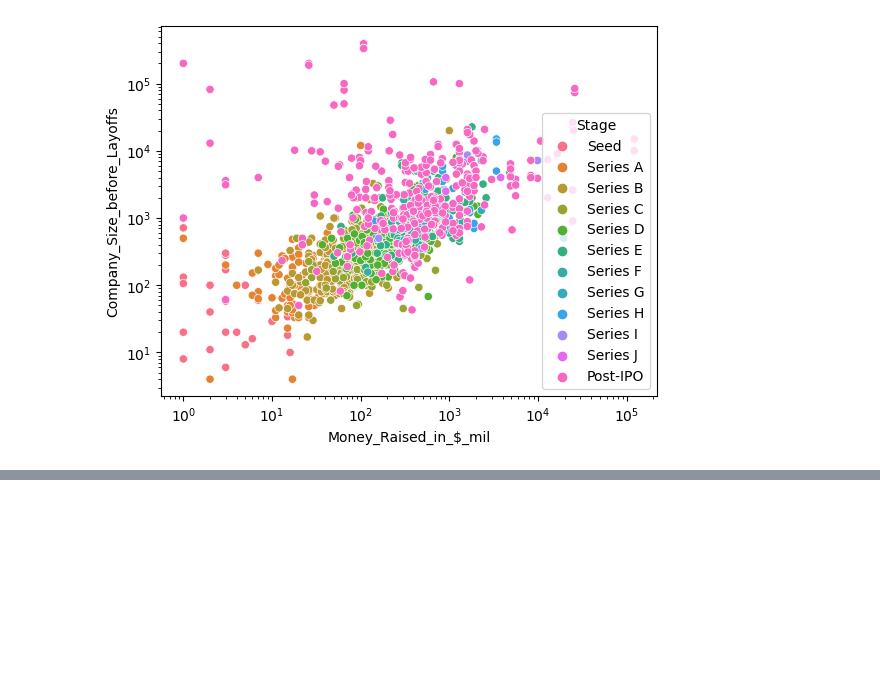
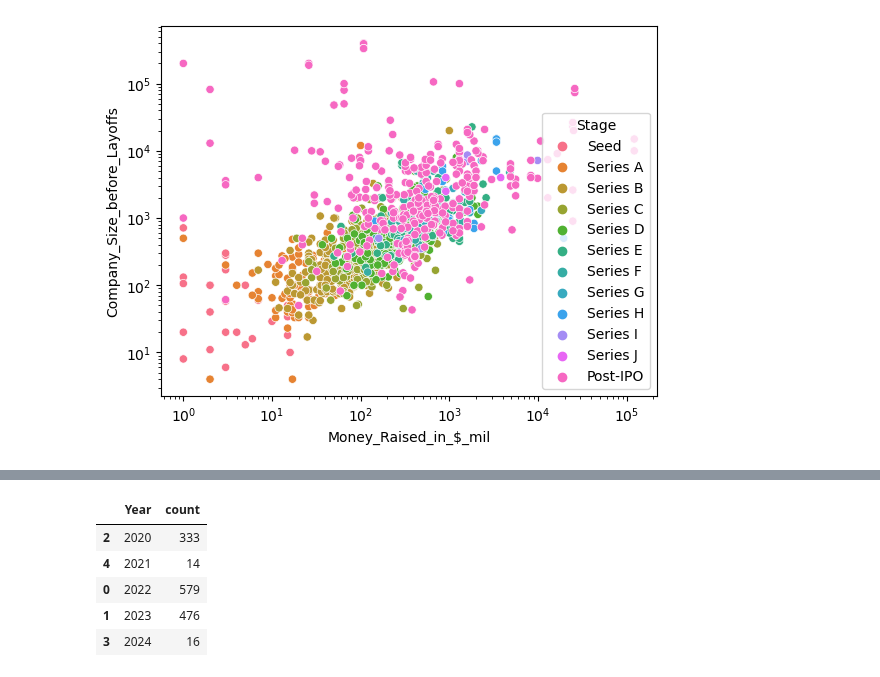
Before and after one commit to COGS108/Group019_WI24, a Jupyter notebook: Matthew.ipynb, the cells around one changed output, grey strips where cells are left out. Cells and saved outputs as stored; diff of their text form; code cells hidden in the pictures; blank space fills up the shorter version.

```diff
--- a/Matthew.ipynb
+++ b/Matthew.ipynb
@@ -125,0 +167,9 @@ All the above plot really shows is that the more money the company has, the lowe
+# %%
+df.Year.value_counts().reset_index().sort_values(by="Year")
+# %% [output]
+|  | Year | count |
+| 2 | 2020 | 333 |
+| 4 | 2021 | 14 |
+| 0 | 2022 | 579 |
+| 1 | 2023 | 476 |
+| 3 | 2024 | 16 |
```
Also changed, not shown: parts of 7 cells of this notebook, 1 other file.
